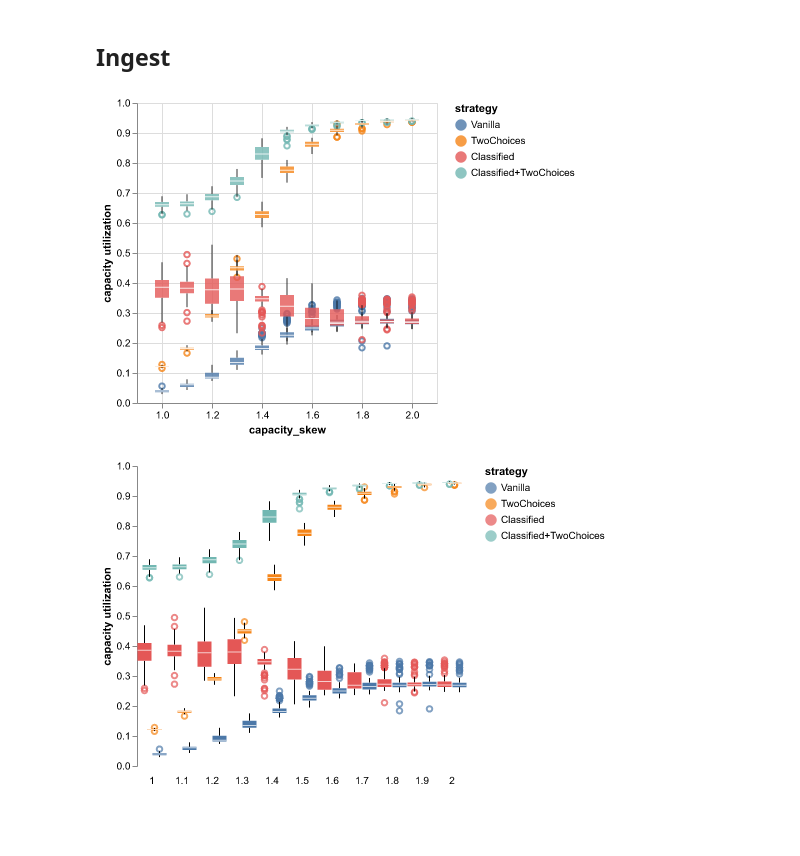
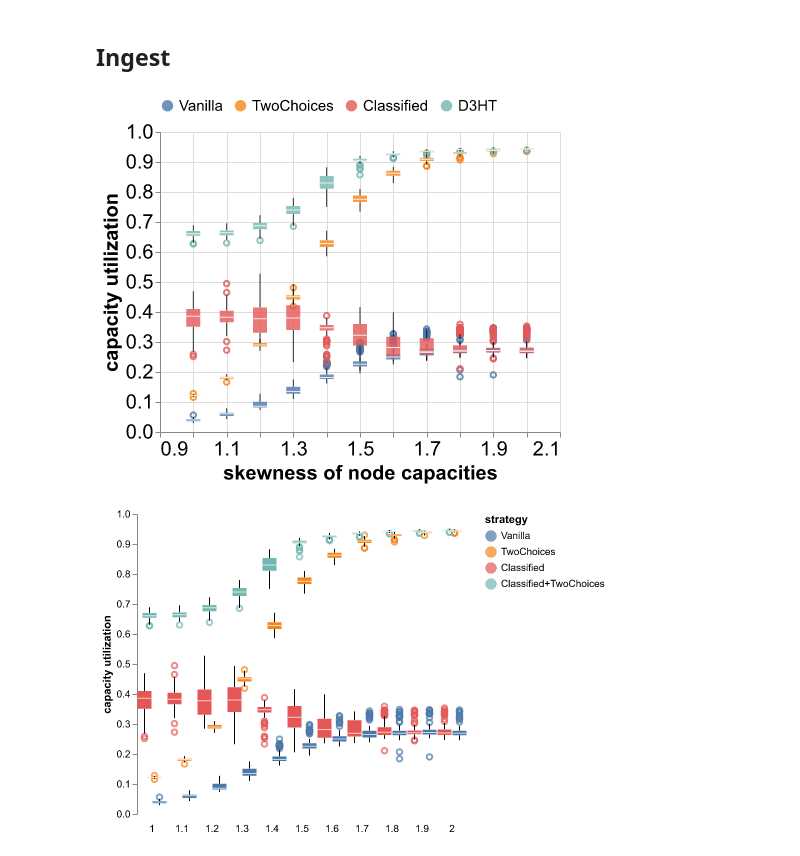
Before and after one commit to sgdxbc/storage-simulation-data, a Jupyter notebook: graphs.ipynb, the cells around one changed output. Saved outputs shown, nothing was run; the diff lists cells and outputs as text; code cells hidden in the pictures; blank space fills up the shorter version.

Commit message:
Update graphs

```diff
--- a/graphs.ipynb
+++ b/graphs.ipynb
@@ -11,26 +11,33 @@ RendererRegistry.enable('png')
 # %%
 df = pl.read_csv(
     "ingest/*-sys.csv", schema_overrides={"capacity_skew": pl.Float32}
 ).with_columns(
     (pl.col("utilized_capacity") / pl.col("total_capacity")).alias(
         "capacity utilization"
     ),
     (pl.col("total_capacity") / pl.col("num_node")).alias("average node capacity"),
+    (pl.col("strategy").replace("Classified+TwoChoices", "D3HT").alias("strategy2")),
 )
 util = (
     alt.Chart(df)
     .mark_boxplot(opacity=0.8)
     .encode(
-        alt.X("capacity_skew").scale(zero=False),
+        alt.X("capacity_skew").scale(zero=False).axis(title="skewness of node capacities"),
         alt.Y("capacity utilization"),
-        alt.Color("strategy").sort(
-            ["Vanilla", "Classified", "TwoChoices", "Classified+TwoChoices"]
+        alt.Color("strategy2")
+        .sort(["Vanilla", "Classified", "TwoChoices"])
+        .legend(
+            orient="top",
+            labelFontSize=15,
+            title=None,
         ),
     )
+    .properties(width=400, height=300)
+    .configure_axis(labelFontSize=20, titleFontSize=20)
 )
 util
 # %% [output]
-[figure, old version]
+[figure, new version]
 # %%
 util.save("graphs/util.pdf")
 # %%
```
Also changed, not shown: parts of 17 cells of this notebook, 5 other files.
